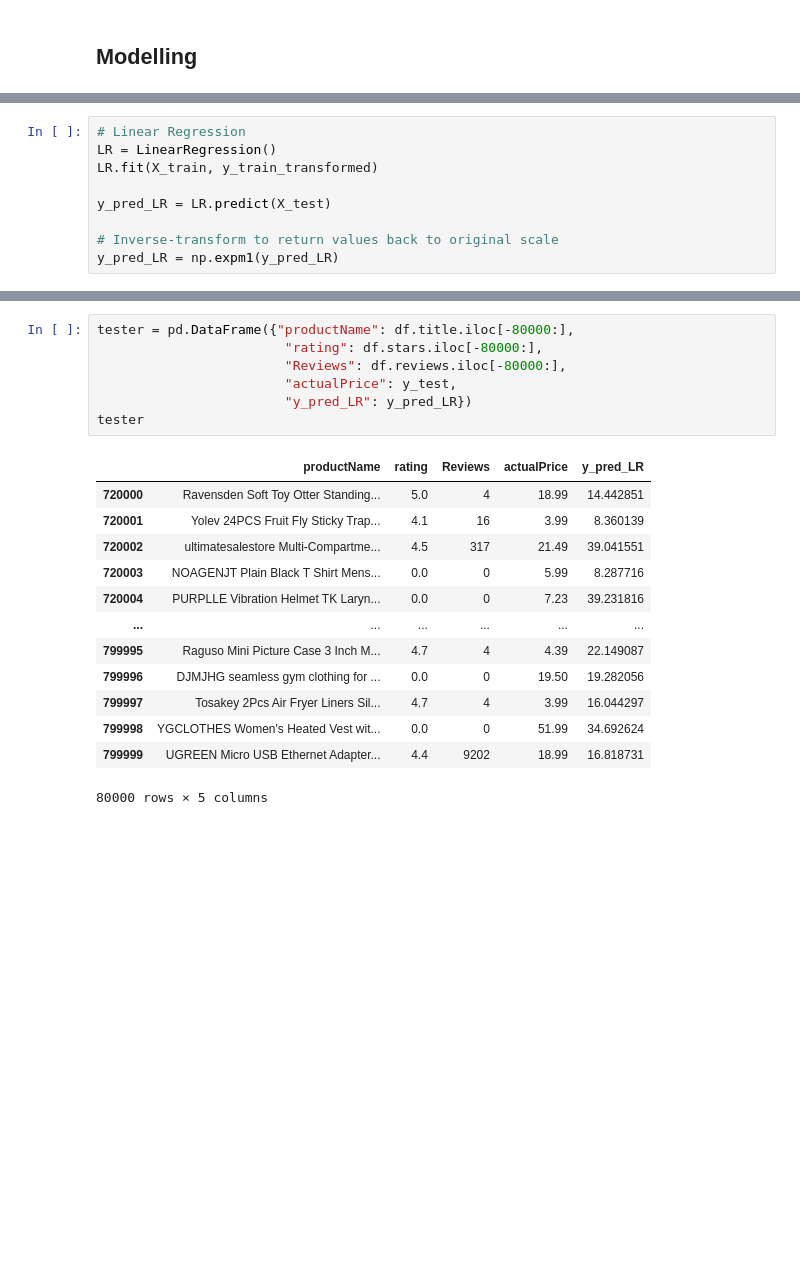
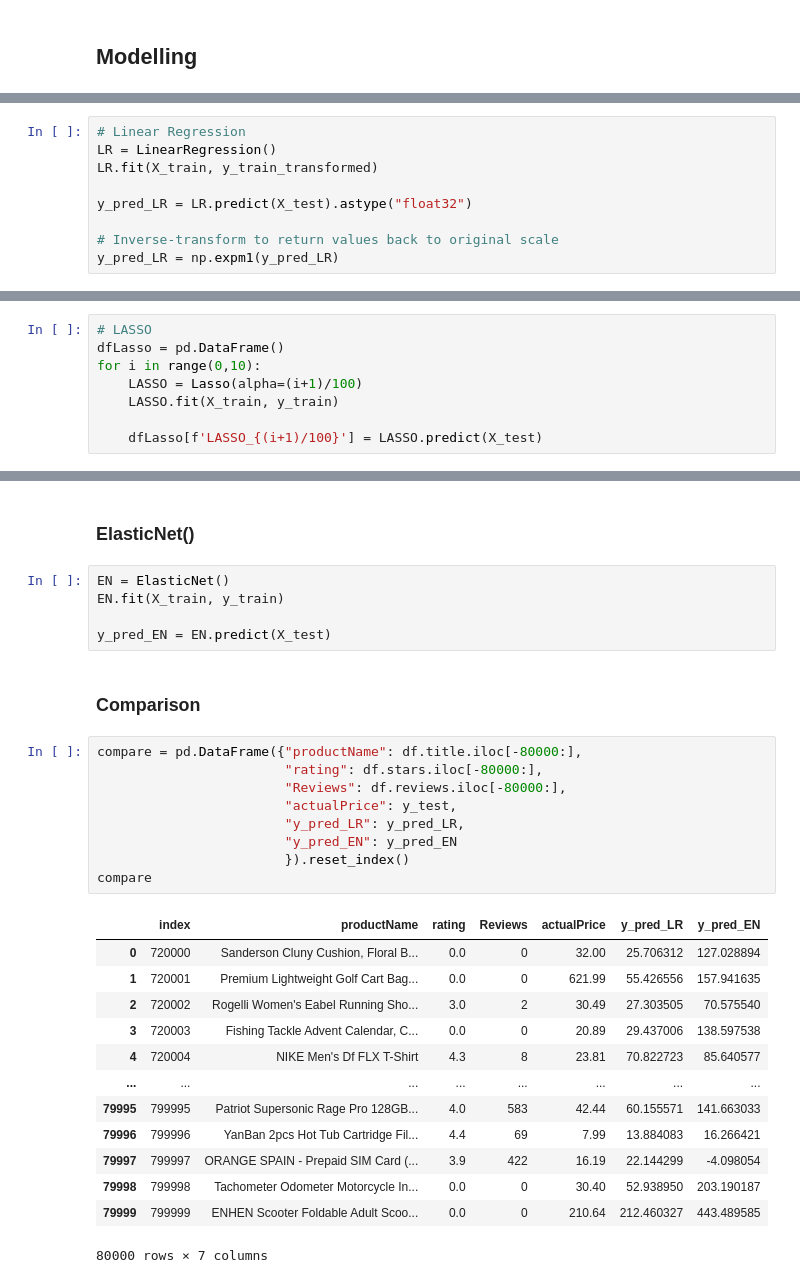
Before and after one commit to kieranthakkar/amazonOptimiser, a Jupyter notebook: project.ipynb, the cells around one changed output, grey strips where cells are left out. Saved outputs shown, nothing was run; the diff lists cells and outputs as text; blank space fills up the shorter version.

```diff
--- a/project.ipynb
+++ b/project.ipynb
@@ -181,7 +176,7 @@ model = GradientBoostingRegressor()
 LR = LinearRegression()
 LR.fit(X_train, y_train_transformed)
 
-y_pred_LR = LR.predict(X_test)
+y_pred_LR = LR.predict(X_test).astype("float32")
 
 # Inverse-transform to return values back to original scale
 y_pred_LR = np.expm1(y_pred_LR)
@@ -187,0 +187,8 @@ y_pred_LR = np.expm1(y_pred_LR)
+# %%
+# LASSO
+dfLasso = pd.DataFrame()
+for i in range(0,10):
+    LASSO = Lasso(alpha=(i+1)/100)
+    LASSO.fit(X_train, y_train)
+
+    dfLasso[f'LASSO_{(i+1)/100}'] = LASSO.predict(X_test)
@@ -188,21 +211,32 @@ y_pred_LR = np.expm1(y_pred_LR)
+# %% [markdown]
+### ElasticNet()
+# %%
+EN = ElasticNet()
+EN.fit(X_train, y_train)
+
+y_pred_EN = EN.predict(X_test)
+# %% [markdown]
+### Comparison
 # %%
-tester = pd.DataFrame({"productName": df.title.iloc[-80000:],
+compare = pd.DataFrame({"productName": df.title.iloc[-80000:],
                         "rating": df.stars.iloc[-80000:],
                         "Reviews": df.reviews.iloc[-80000:],
                         "actualPrice": y_test,
-                        "y_pred_LR": y_pred_LR})
-tester
+                        "y_pred_LR": y_pred_LR,
+                        "y_pred_EN": y_pred_EN
+                        }).reset_index()
+compare
 # %% [output]
-|  | productName | rating | Reviews | actualPrice | y_pred_LR |
-| 720000 | Ravensden Soft Toy Otter Standing... | 5.0 | 4 | 18.99 | 14.442851 |
-| 720001 | Yolev 24PCS Fruit Fly Sticky Trap... | 4.1 | 16 | 3.99 | 8.360139 |
-| 720002 | ultimatesalestore Multi-Compartme... | 4.5 | 317 | 21.49 | 39.041551 |
-| 720003 | NOAGENJT Plain Black T Shirt Mens... | 0.0 | 0 | 5.99 | 8.287716 |
-| 720004 | PURPLLE Vibration Helmet TK Laryn... | 0.0 | 0 | 7.23 | 39.231816 |
-| ... | ... | ... | ... | ... | ... |
-| 799995 | Raguso Mini Picture Case 3 Inch M... | 4.7 | 4 | 4.39 | 22.149087 |
-| 799996 | DJMJHG seamless gym clothing for ... | 0.0 | 0 | 19.50 | 19.282056 |
-| 799997 | Tosakey 2Pcs Air Fryer Liners Sil... | 4.7 | 4 | 3.99 | 16.044297 |
-| 799998 | YGCLOTHES Women's Heated Vest wit... | 0.0 | 0 | 51.99 | 34.692624 |
-| 799999 | UGREEN Micro USB Ethernet Adapter... | 4.4 | 9202 | 18.99 | 16.818731 |
+|  | index | productName | rating | Reviews | actualPrice | y_pred_LR | y_pred_EN |
+| 0 | 720000 | Sanderson Cluny Cushion, Floral B... | 0.0 | 0 | 32.00 | 25.706312 | 127.028894 |
+| 1 | 720001 | Premium Lightweight Golf Cart Bag... | 0.0 | 0 | 621.99 | 55.426556 | 157.941635 |
+| 2 | 720002 | Rogelli Women's Eabel Running Sho... | 3.0 | 2 | 30.49 | 27.303505 | 70.575540 |
+| 3 | 720003 | Fishing Tackle Advent Calendar, C... | 0.0 | 0 | 20.89 | 29.437006 | 138.597538 |
+| 4 | 720004 | NIKE Men's Df FLX T-Shirt | 4.3 | 8 | 23.81 | 70.822723 | 85.640577 |
+| ... | ... | ... | ... | ... | ... | ... | ... |
+| 79995 | 799995 | Patriot Supersonic Rage Pro 128GB... | 4.0 | 583 | 42.44 | 60.155571 | 141.663033 |
+| 79996 | 799996 | YanBan 2pcs Hot Tub Cartridge Fil... | 4.4 | 69 | 7.99 | 13.884083 | 16.266421 |
+| 79997 | 799997 | ORANGE SPAIN - Prepaid SIM Card (... | 3.9 | 422 | 16.19 | 22.144299 | -4.098054 |
+| 79998 | 799998 | Tachometer Odometer Motorcycle In... | 0.0 | 0 | 30.40 | 52.938950 | 203.190187 |
+| 79999 | 799999 | ENHEN Scooter Foldable Adult Scoo... | 0.0 | 0 | 210.64 | 212.460327 | 443.489585 |
-80000 rows × 5 columns
+80000 rows × 7 columns
```
Also changed, not shown: parts of 14 cells of this notebook.
